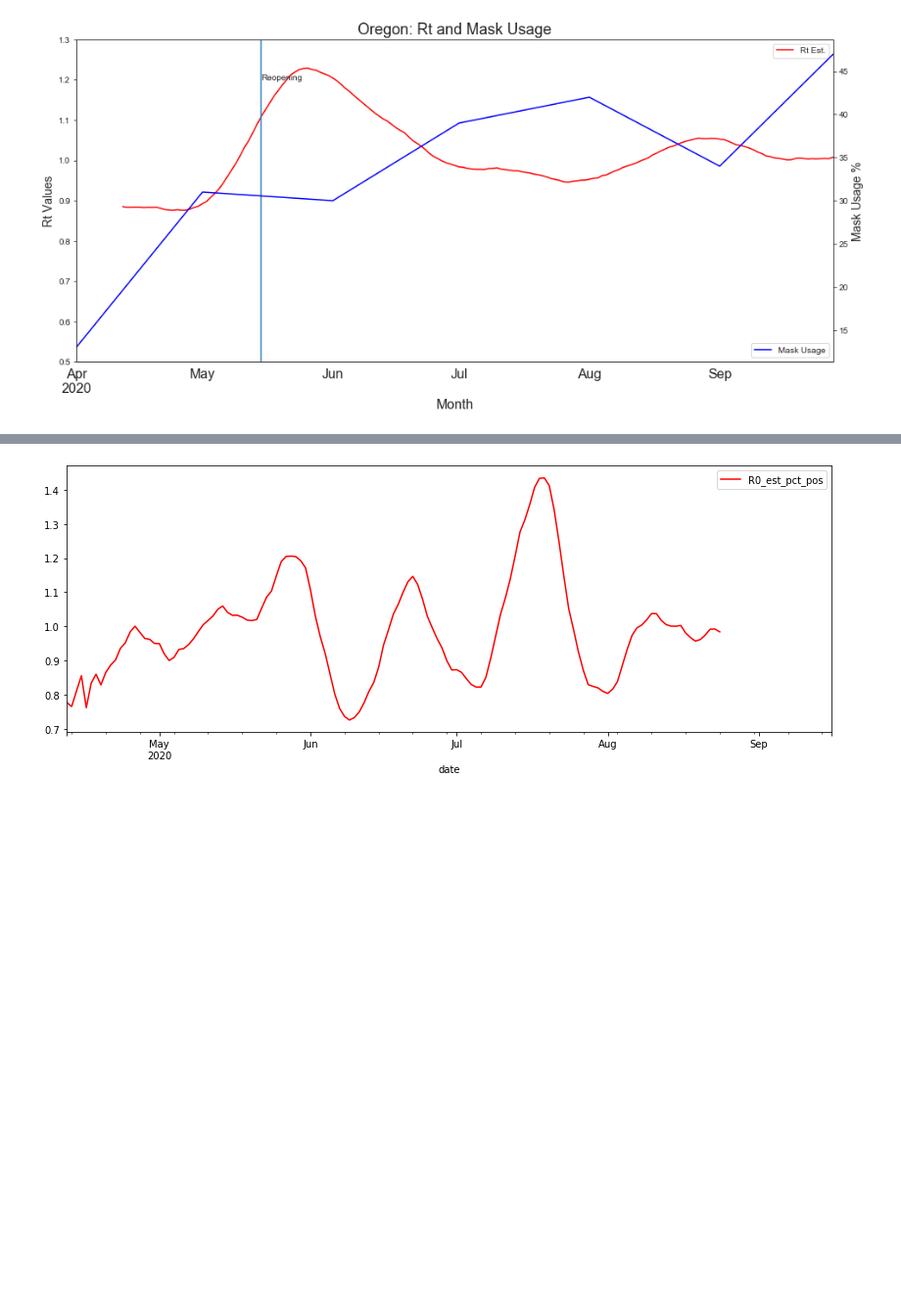
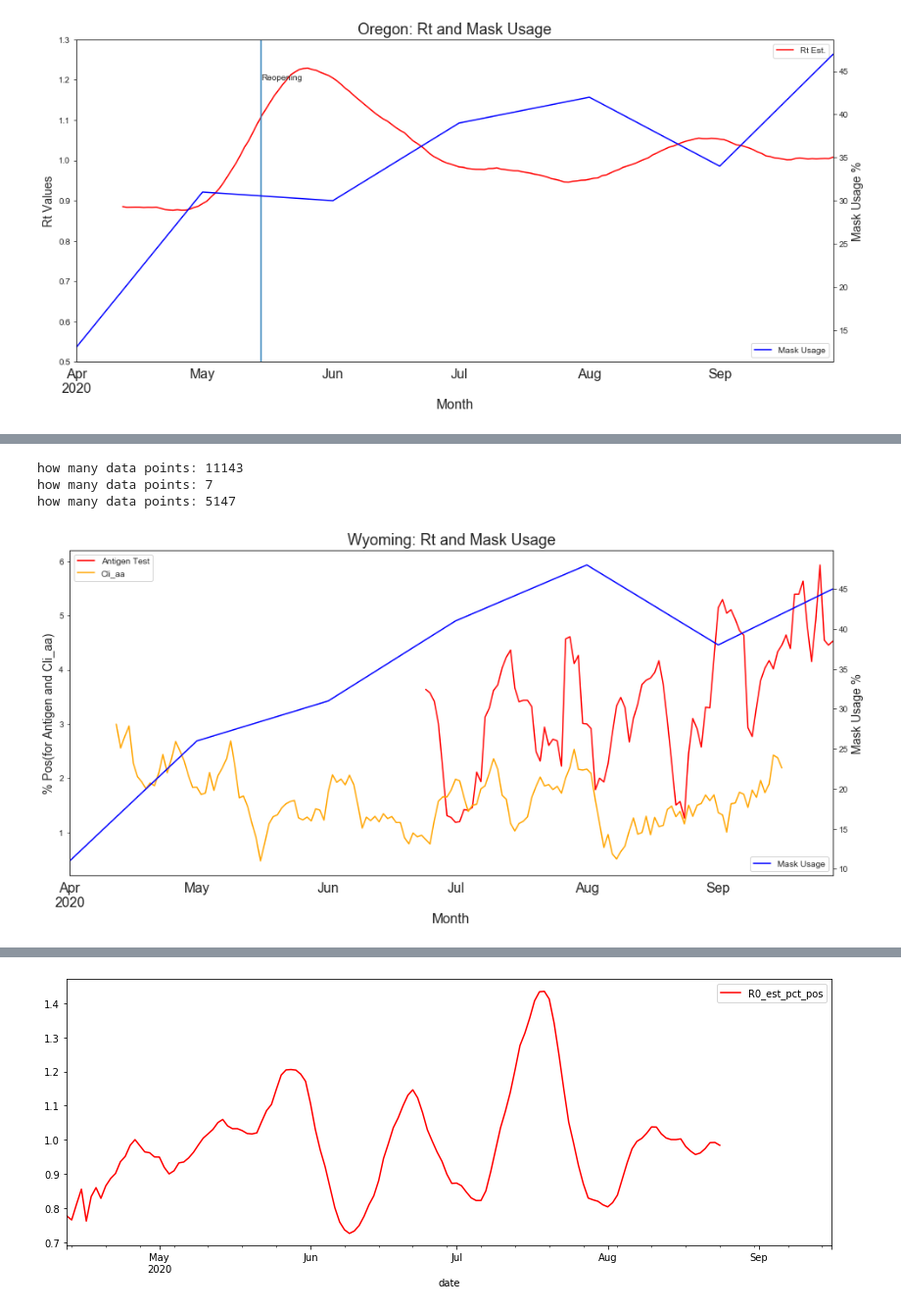
Before and after one commit to 10Exahertz/COVID_challenge, a Jupyter notebook: covid_challenge1.py.ipynb, the cells around one changed output, grey strips where cells are left out. Shown at 98% size. Cells and saved outputs as stored; diff of their text form; code cells hidden in the pictures; blank space fills up the shorter version.

```diff
--- a/covid_challenge1.py.ipynb
+++ b/covid_challenge1.py.ipynb
@@ -206,0 +155,72 @@ plt.show()
+# %%
+import matplotlib.pyplot as plt
+'''same steps as followed previously for this section'''
+'''This section handles the Cliaa & antigen positivity rate vs. mask usage'''
+
+State = 'WY'
+State_name = 'Wyoming'
+
+#Mask_mandate='2020-08-01'
+#Reopening='2020-05-06'
+R_text = 'Reopening'
+#R_text = 'Shelter End'
+
+df_NY = df.loc[df['state_code'] == State.lower()]
+df_NY = df_NY.sort_values(by=['date'])
+df_NY['date']= pd.to_datetime(df_NY['date'])
+df_NY = df_NY.loc[df_NY['date'] <= End_date]
+df_NY = df_NY.loc[df_NY['date'] >= Start_date]
+df_NY = df_NY.groupby(['date']).mean()
+df_NY = df_NY.reset_index(drop=False)
+df_rt = pd.read_csv('Data/rt.csv')
+df_rt['date']= pd.to_datetime(df_rt['date'])
+print('how many data points:',len(df_rt))
+pd.set_option('display.max_columns', None)
+df_rt = df_rt[['date','mean','region']]
+df_rt = df_rt.loc[df_rt['region'] == State]
+df_rt = df_rt.loc[df_rt['date'] <= End_date]
+df_rt = df_rt.loc[df_rt['date'] >= Start_date]
+
+df_mask = pd.read_csv('Data/Mask_use_transpose.csv')
+print('how many data points:',len(df_mask))
+pd.set_option('display.max_columns', None)
+df_mask['Date']= pd.to_datetime(df_mask['Date'])
+#df_ifr = df_ifr[['date','0']]
+df_mask = df_mask[['Date',State_name]]
+df_mask["New York Mask Use"] = (df_mask[State_name]*100)
+
+df_anti = pd.read_csv('Data/smoothed_antigen.csv')
+print('how many data points:',len(df_anti))
+pd.set_option('display.max_columns', None)
+df_anti['Date']= pd.to_datetime(df_anti['time_value'])
+df_anti = df_anti[['Date','geo_value','value']]
+df_anti = df_anti.loc[df_anti['geo_value'] == State.lower()]
+#df_mask["New York Mask Use"] = (df_mask['New York']*10)
+# df_ifr = df_ifr.loc[df_ifr['date'] <= '2020-09-30']
+# df_ifr = df_ifr.loc[df_ifr['date'] >= '2020-04-12']
+df_anti.head(60)
+
+ax = df_anti.plot(kind='line',x='Date',y='value',color='red', figsize = (16,7), label = 'Antigen Test')
+plt.title(State_name + ": Rt and Mask Usage", fontsize = 18)
+plt.ylabel('% Pos(for Antigen and Cli_aa)', fontsize=14)
+df_NY.plot(kind='line',x='date',y='smoothed_pct_cli_anosmia_ageusia',color='orange', figsize = (16,7), label = 'Cli_aa',ax=ax)
+#plt.ylim(0.5,3)
+# plt.axvline(x=Mask_mandate)
+# plt.text(Mask_mandate,1.1,'Mask Mandate',rotation=0)
+# plt.axvline(x=Reopening)
+# plt.text(Reopening,2.8,R_text,rotation=0)
+plt.xticks(fontsize=16)
+plt.xlabel('Month',fontsize=16)
+ax2 = ax.twinx()
+df_mask.plot(kind='line',x='Date',y='New York Mask Use',color='blue',label='Mask Usage', ax=ax2)
+ax2.legend(loc='lower right')
+plt.ylabel('Mask Usage %', fontsize=14)
+#plt.ylim(0,65)
+#ax = df_rt.plot(kind='line',x='date',y='mean',color='blue', ax=ax2, label='R0 est')
+plt.savefig('Charts/'+State_name+' Antigen vs Mask.png')
+plt.show()
+# %% [output]
+how many data points: 11143
+how many data points: 7
+how many data points: 5147
+[figure, added]
```
Also changed, not shown: parts of 8 cells of this notebook.
